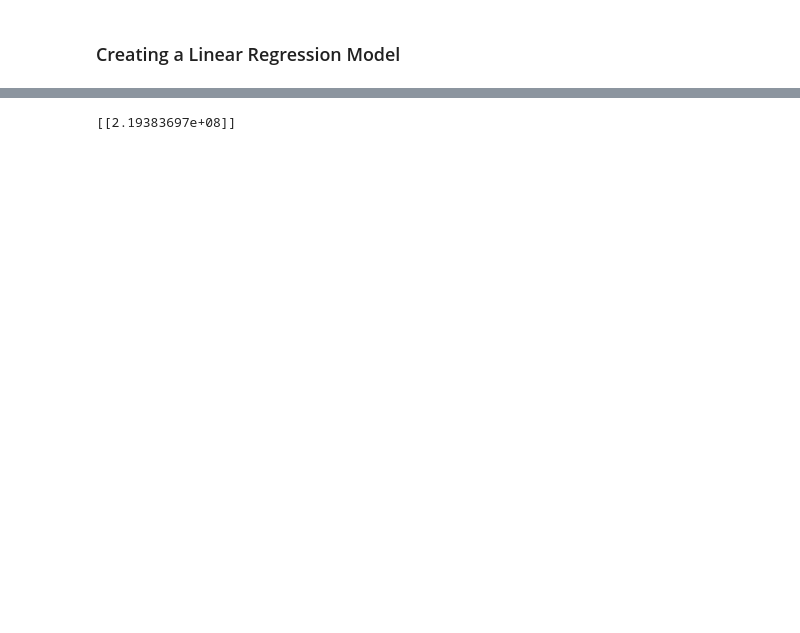
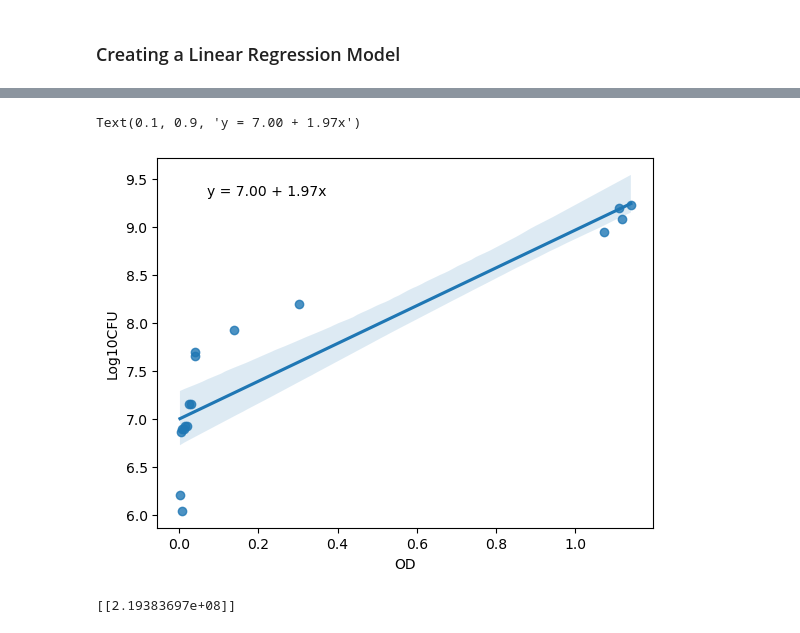
Before and after one commit to sulovek/BacteriaCFU-mLprediction, a Jupyter notebook: linearregression.ipynb, the cells around one changed output, grey strips where cells are left out. Cells and saved outputs as stored; diff of their text form; code cells hidden in the pictures; blank space fills up the shorter version.

```diff
--- a/linearregression.ipynb
+++ b/linearregression.ipynb
@@ -38,3 +30,11 @@ fig.show()
+# %%
+p = sns.regplot(x = "OD", y = "Log10CFU", data = data)
+
+slope, intercept, r_value, p_value, std_err = scipy.stats.linregress(x=p.get_lines()[0].get_xdata(), y=p.get_lines()[0].get_ydata())
+plt.text(x=0.1, y=0.9, s=f"y = {intercept:.2f} + {slope:.2f}x", transform=p.transAxes)
+# %% [output]
+Text(0.1, 0.9, 'y = 7.00 + 1.97x')
+[figure, added]
 # %%
 prediction = model.predict([[0.2]])
 # %%
```
Also changed, not shown: parts of 6 cells of this notebook, 1 other file.
